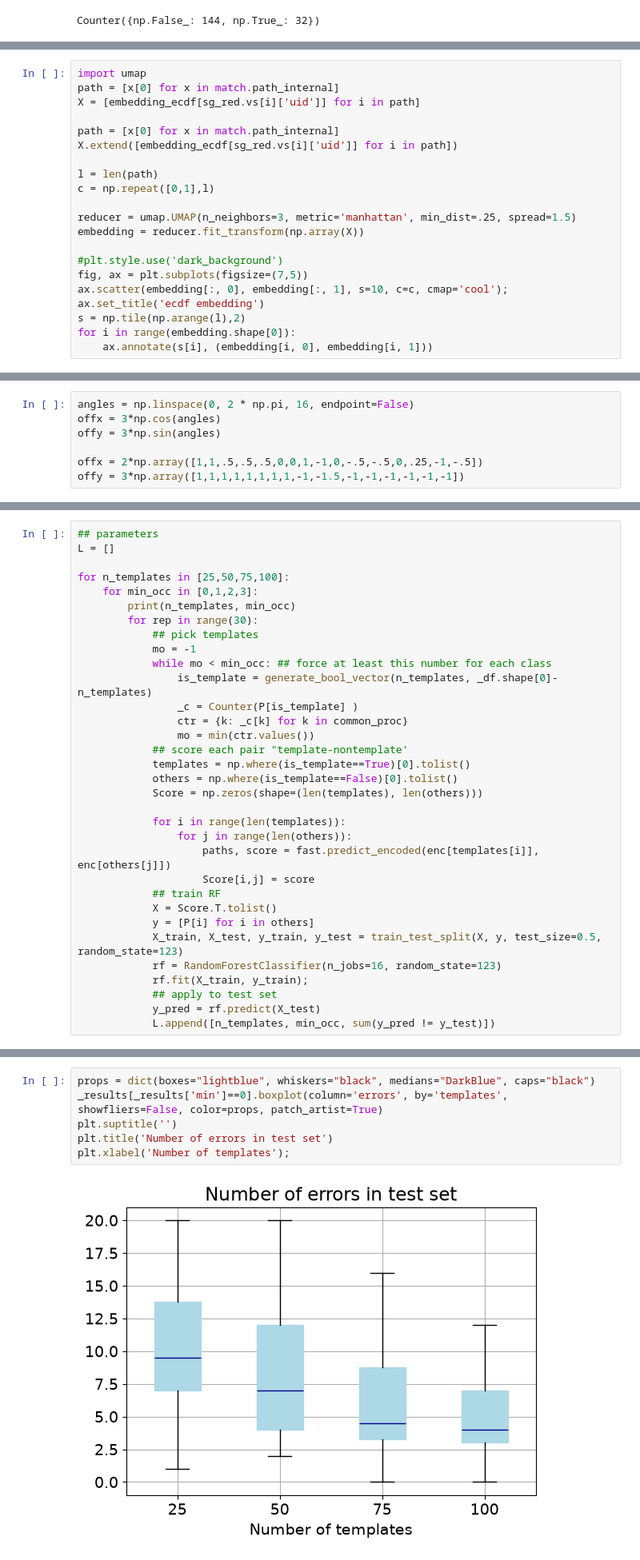
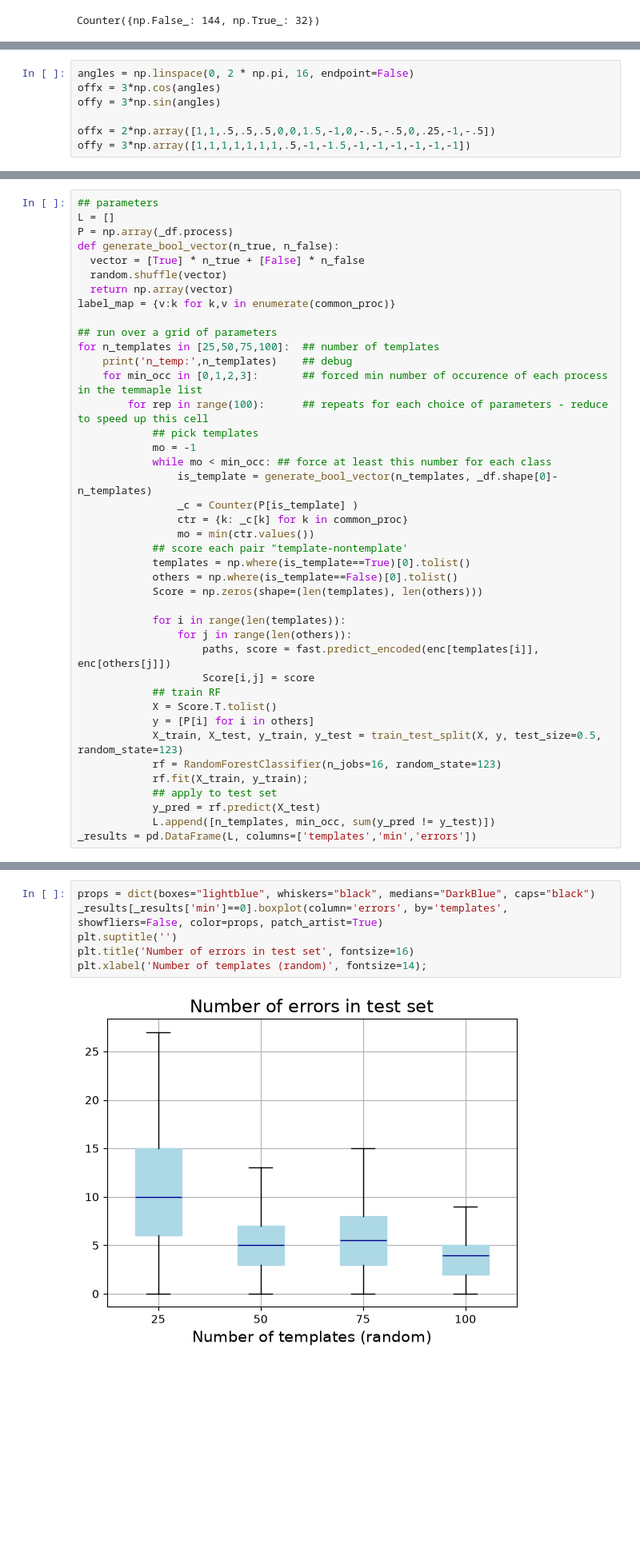
Before and after one commit to ftheberge/Matching_Experiments, a Jupyter notebook: ACME4/process_trees_experiments.ipynb, the cells around one changed output, grey strips where cells are left out. Shown at 80% size. Cells and saved outputs as stored; diff of their text form; blank space fills up the shorter version.

```diff
--- a/ACME4/process_trees_experiments.ipynb
+++ b/ACME4/process_trees_experiments.ipynb
@@ -246,21 +264,0 @@ print('Score:',match.score)
-# %%
-import umap
-path = [x[0] for x in match.path_internal]
-X = [embedding_ecdf[sg_red.vs[i]['uid']] for i in path]
-
-path = [x[0] for x in match.path_internal]
-X.extend([embedding_ecdf[sg_red.vs[i]['uid']] for i in path])
-
-l = len(path)
-c = np.repeat([0,1],l)
-
-reducer = umap.UMAP(n_neighbors=3, metric='manhattan', min_dist=.25, spread=1.5)
-embedding = reducer.fit_transform(np.array(X))
-
-#plt.style.use('dark_background')
-fig, ax = plt.subplots(figsize=(7,5))
-ax.scatter(embedding[:, 0], embedding[:, 1], s=10, c=c, cmap='cool');
-ax.set_title('ecdf embedding')
-s = np.tile(np.arange(l),2)
-for i in range(embedding.shape[0]):
-    ax.annotate(s[i], (embedding[i, 0], embedding[i, 1]))
@@ -269,8 +290,8 @@ angles = np.linspace(0, 2 * np.pi, 16, endpoint=False)
 offx = 3*np.cos(angles)
 offy = 3*np.sin(angles)
 
-offx = 2*np.array([1,1,.5,.5,.5,0,0,1,-1,0,-.5,-.5,0,.25,-1,-.5])
-offy = 3*np.array([1,1,1,1,1,1,1,1,-1,-1.5,-1,-1,-1,-1,-1,-1])
+offx = 2*np.array([1,1,.5,.5,.5,0,0,1.5,-1,0,-.5,-.5,0,.25,-1,-.5])
+offy = 3*np.array([1,1,1,1,1,1,1,.5,-1,-1.5,-1,-1,-1,-1,-1,-1])
 # %%
 path = [x[0] for x in match.path_internal]
 l = len(path)
@@ -539,11 +485,18 @@ label_map = {v:k for k,v in enumerate(common_proc)}
 # %%
 ## parameters
 L = []
+P = np.array(_df.process)
+def generate_bool_vector(n_true, n_false):
+  vector = [True] * n_true + [False] * n_false
+  random.shuffle(vector)
+  return np.array(vector)
+label_map = {v:k for k,v in enumerate(common_proc)}
 
-for n_templates in [25,50,75,100]:
-    for min_occ in [0,1,2,3]:
-        print(n_templates, min_occ)
-        for rep in range(30):
+## run over a grid of parameters
+for n_templates in [25,50,75,100]:  ## number of templates
+    print('n_temp:',n_templates)    ## debug
+    for min_occ in [0,1,2,3]:       ## forced min number of occurence of each process in the temmaple list
+        for rep in range(100):      ## repeats for each choice of parameters - reduce to speed up this cell
             ## pick templates
             mo = -1
             while mo < min_occ: ## force at least this number for each class
@@ -569,4 +522,5 @@ for n_templates in [25,50,75,100]:
             ## apply to test set
             y_pred = rf.predict(X_test)
             L.append([n_templates, min_occ, sum(y_pred != y_test)])
+_results = pd.DataFrame(L, columns=['templates','min','errors'])
 # %% [output]
@@ -601,9 +533,9 @@ _results[_results['min']==0].groupby(by='templates').mean('errors')
 # %%
 props = dict(boxes="lightblue", whiskers="black", medians="DarkBlue", caps="black")
 _results[_results['min']==0].boxplot(column='errors', by='templates', showfliers=False, color=props, patch_artist=True)
 plt.suptitle('')
-plt.title('Number of errors in test set')
-plt.xlabel('Number of templates');
+plt.title('Number of errors in test set', fontsize=16)
+plt.xlabel('Number of templates (random)', fontsize=14);
 # %% [output]
-[figure, old version]
+[figure, new version]
 # %% [markdown]
```
Also changed, not shown: parts of 57 cells of this notebook.
